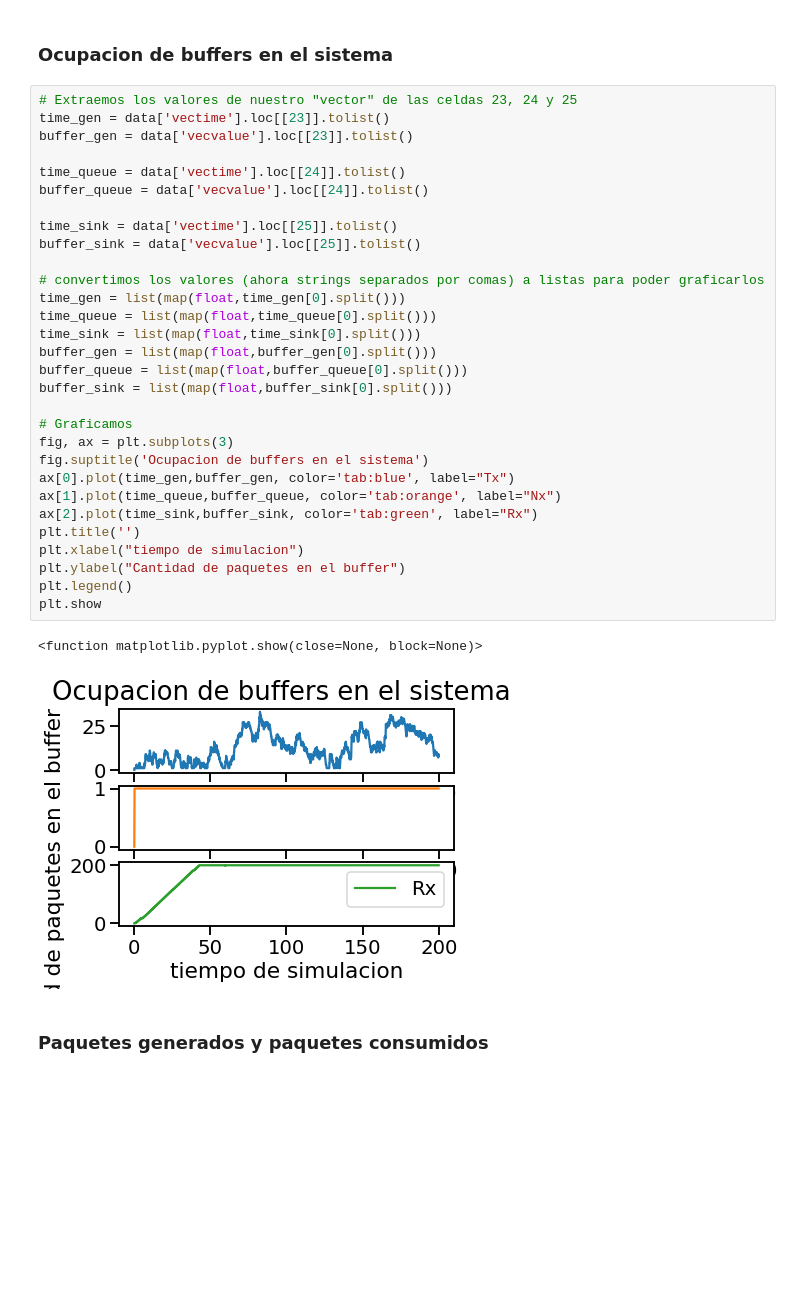
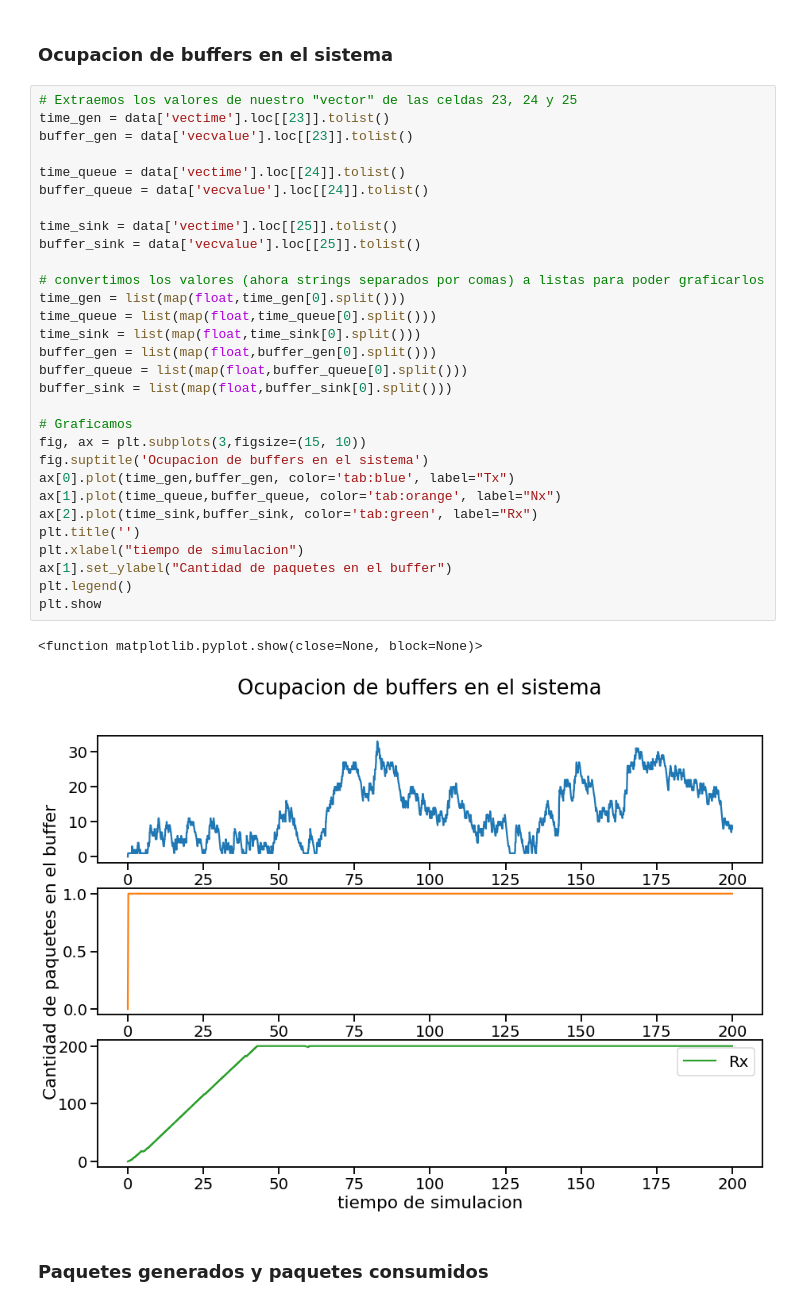
Before and after one commit to Kidmand/Redes-LAB-3, a Jupyter notebook: Notebook-results.ipynb, the cells around one changed output. Drawn from its saved outputs; the diff is of its cells as text; blank space fills up the shorter version.

```diff
--- a/Notebook-results.ipynb
+++ b/Notebook-results.ipynb
@@ -33,36 +31,36 @@ archivo de grafico:  parte1-caso1.csv
 # %%
 # Extraemos los valores de nuestro "vector" de las celdas 23, 24 y 25
 time_gen = data['vectime'].loc[[23]].tolist()
 buffer_gen = data['vecvalue'].loc[[23]].tolist()
 
 time_queue = data['vectime'].loc[[24]].tolist()
 buffer_queue = data['vecvalue'].loc[[24]].tolist()
 
 time_sink = data['vectime'].loc[[25]].tolist()
 buffer_sink = data['vecvalue'].loc[[25]].tolist()
 
 # convertimos los valores (ahora strings separados por comas) a listas para poder graficarlos
 time_gen = list(map(float,time_gen[0].split()))
 time_queue = list(map(float,time_queue[0].split()))
 time_sink = list(map(float,time_sink[0].split()))
 buffer_gen = list(map(float,buffer_gen[0].split()))
 buffer_queue = list(map(float,buffer_queue[0].split()))
 buffer_sink = list(map(float,buffer_sink[0].split()))
 
 # Graficamos
-fig, ax = plt.subplots(3)
+fig, ax = plt.subplots(3,figsize=(15, 10))
 fig.suptitle('Ocupacion de buffers en el sistema')
 ax[0].plot(time_gen,buffer_gen, color='tab:blue', label="Tx")
 ax[1].plot(time_queue,buffer_queue, color='tab:orange', label="Nx")
 ax[2].plot(time_sink,buffer_sink, color='tab:green', label="Rx")
 plt.title('')
 plt.xlabel("tiempo de simulacion")
-plt.ylabel("Cantidad de paquetes en el buffer")
+ax[1].set_ylabel("Cantidad de paquetes en el buffer")
 plt.legend()
 plt.show
 # %% [output]
 <function matplotlib.pyplot.show(close=None, block=None)>
-[figure, old version]
+[figure, new version]
 # %% [markdown]
 ### Paquetes generados y paquetes consumidos
 # %%
```
Also changed, not shown: parts of 3 cells of this notebook, 2 other files.
